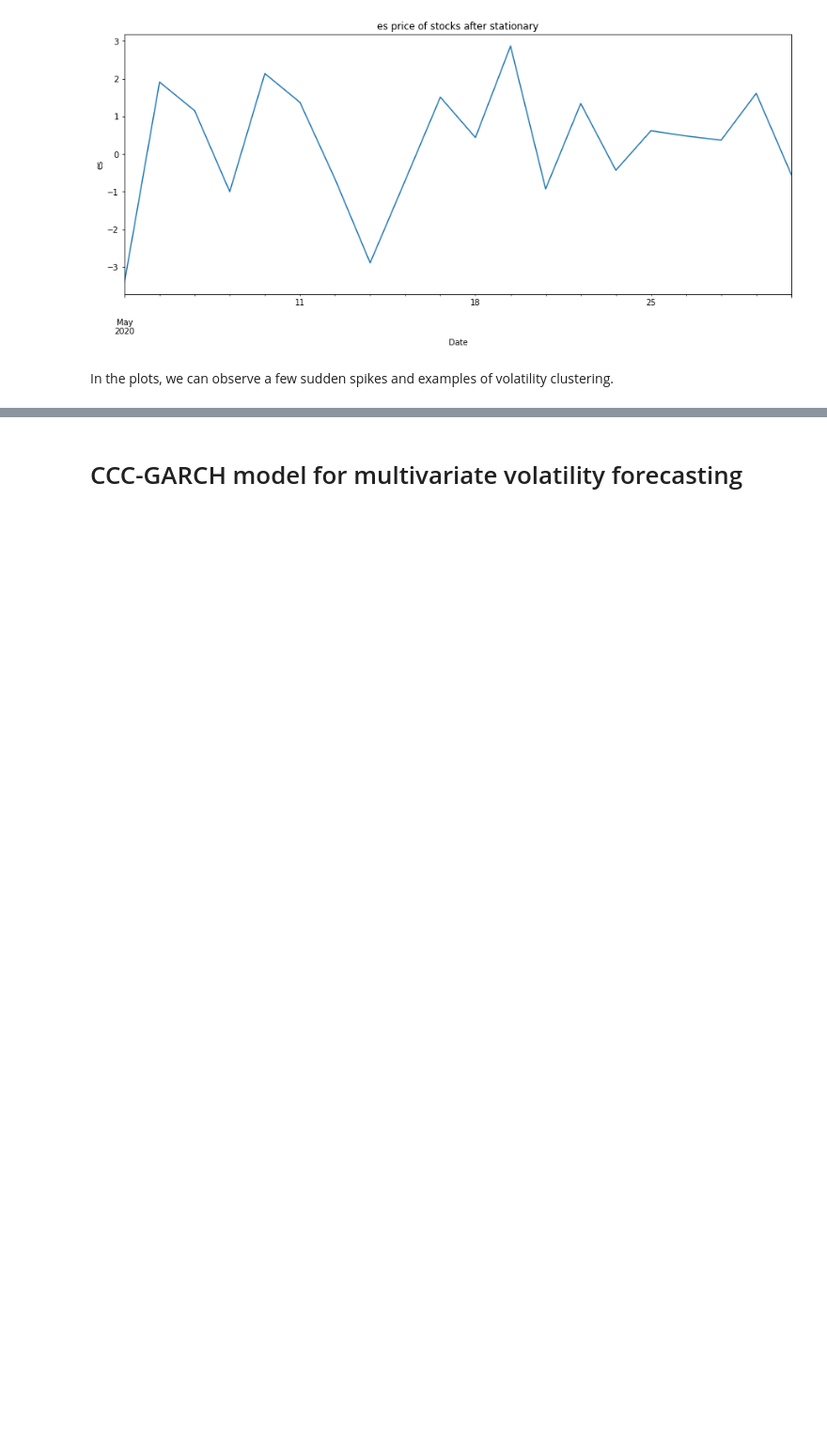
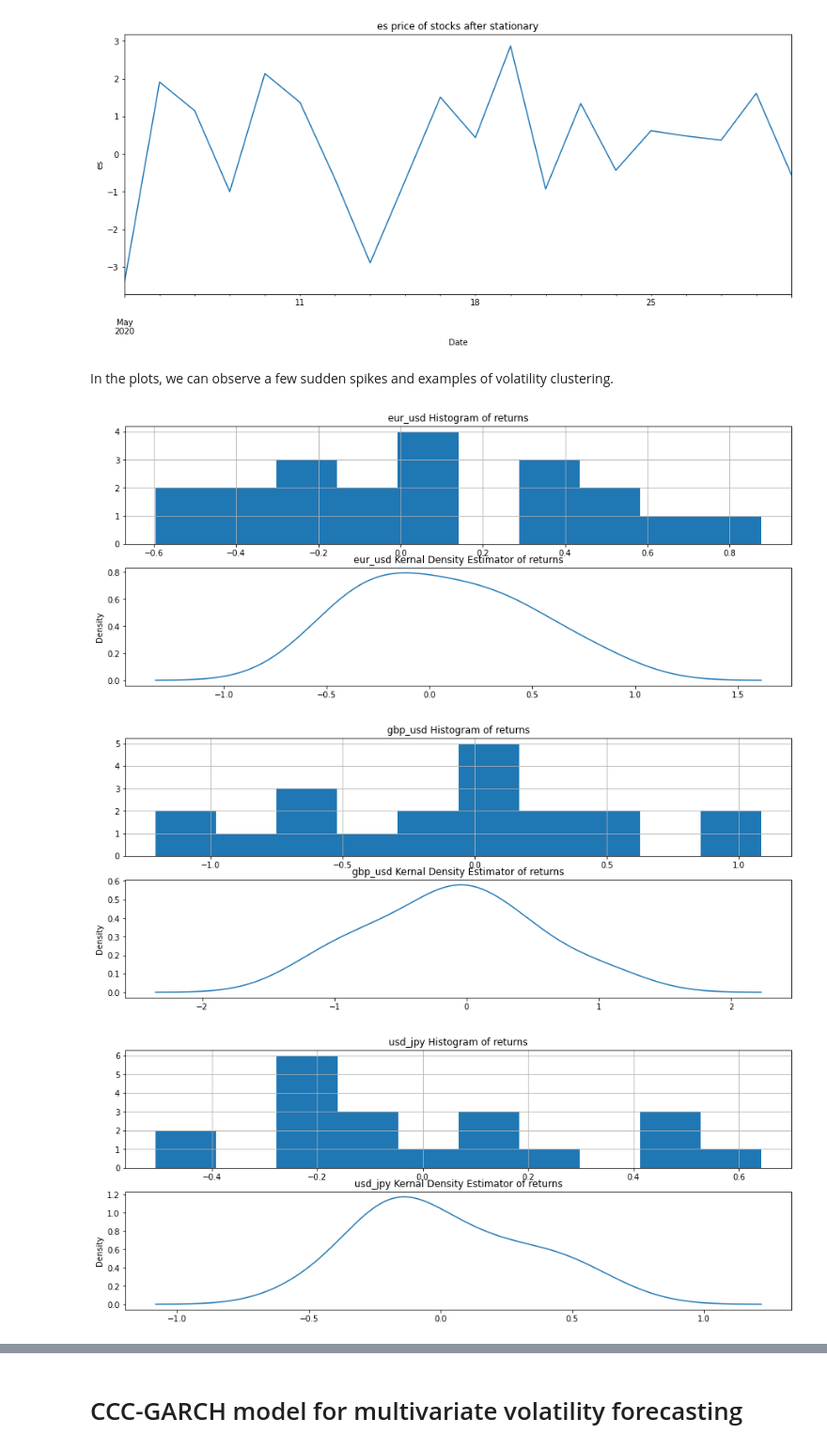
Before and after one commit to saritmaitra/Forex_VAR-VECM, a Jupyter notebook: ARCH_volatility_modeling.ipynb, the cells around one changed output, grey strips where cells are left out. Shown: that part at 94% size. Saved outputs shown, nothing was run; the diff lists cells and outputs as text; code cells hidden in the pictures; blank space fills up the shorter version.

```diff
--- a/ARCH_volatility_modeling.ipynb
+++ b/ARCH_volatility_modeling.ipynb
@@ -129,3 +129,18 @@ for c in returns[['eur_usd','gbp_usd','usd_jpy','gc','nq','es']]:
 [figure]
 # %% [markdown]
 In the plots, we can observe a few sudden spikes and examples of volatility clustering.
+# %%
+for c in returns[['eur_usd','gbp_usd','usd_jpy','gc','nq','es']]:
+    plt.figure(1, figsize=(15,6))
+    plt.subplot(211)
+    plt.title(f"{str(c)} Histogram of returns")
+    returns[str(c)].hist()
+    plt.subplot(212)
+    returns[str(c)].plot(kind='kde')
+
+    plt.title(f"{str(c)} Kernal Density Estimator of returns")
+    plt.show()
+# %% [output]
+[figure, added]
+[figure, added]
+[figure, added]
```
Also changed, not shown: parts of 13 cells of this notebook.
